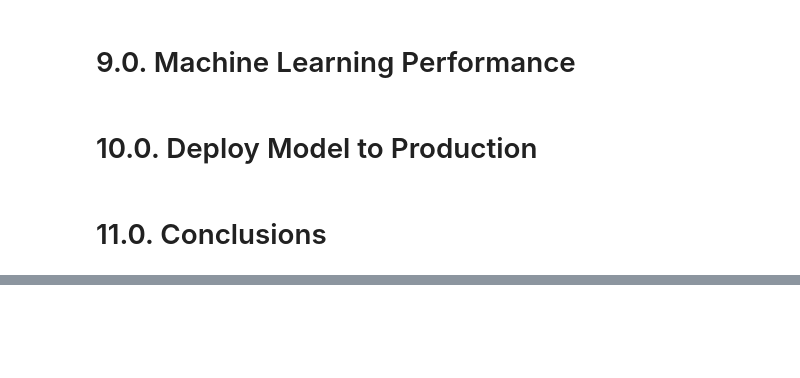
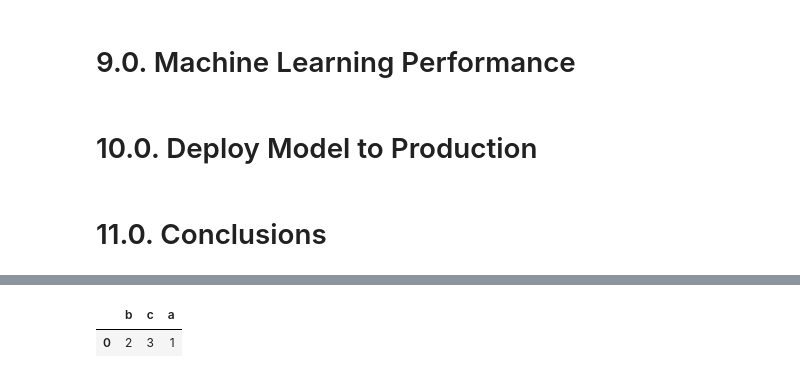
Before and after one commit to endhel/InvestBot, a Jupyter notebook: InvestBot.ipynb, the cells around one changed output, grey strips where cells are left out. Cells and saved outputs as stored; diff of their text form; code cells hidden in the pictures; blank space fills up the shorter version.

```diff
--- a/InvestBot.ipynb
+++ b/InvestBot.ipynb
@@ -163,0 +253,9 @@ for company in fundamentals:
+# %%
+df = pd.DataFrame( { 'a': [1], 'b': [2], 'c': [3] } )
+
+columns = ['b', 'c', 'a']
+df = df[columns]
+df
+# %% [output]
+|  | b | c | a |
+| 0 | 2 | 3 | 1 |
```
Also changed, not shown: parts of 19 cells of this notebook.
